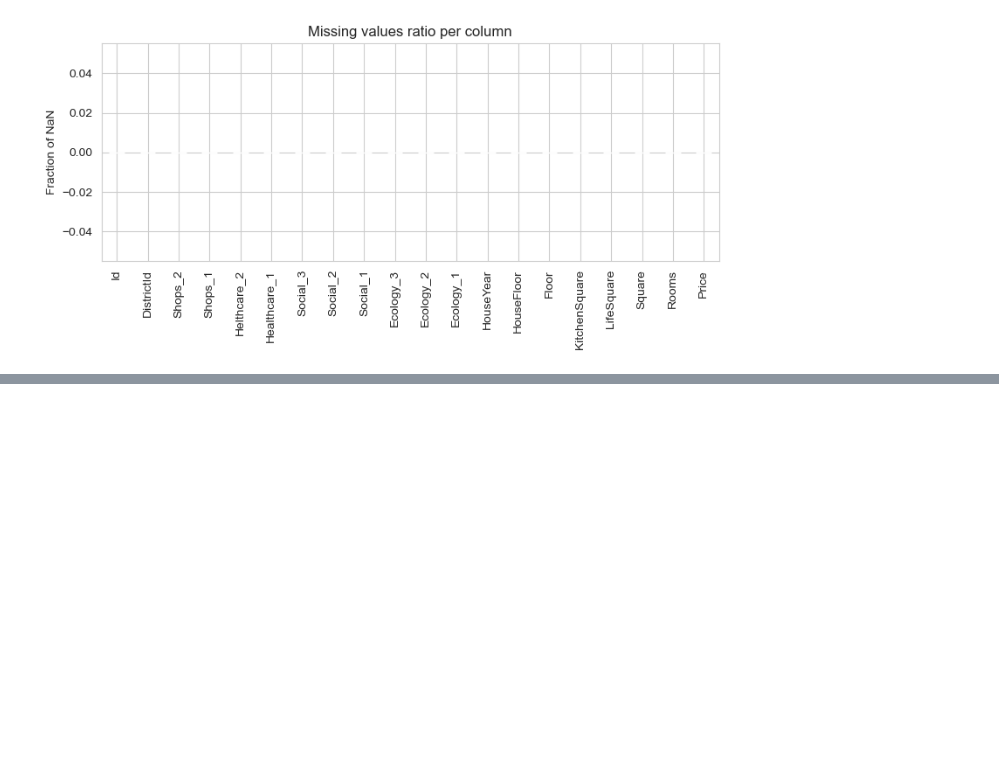
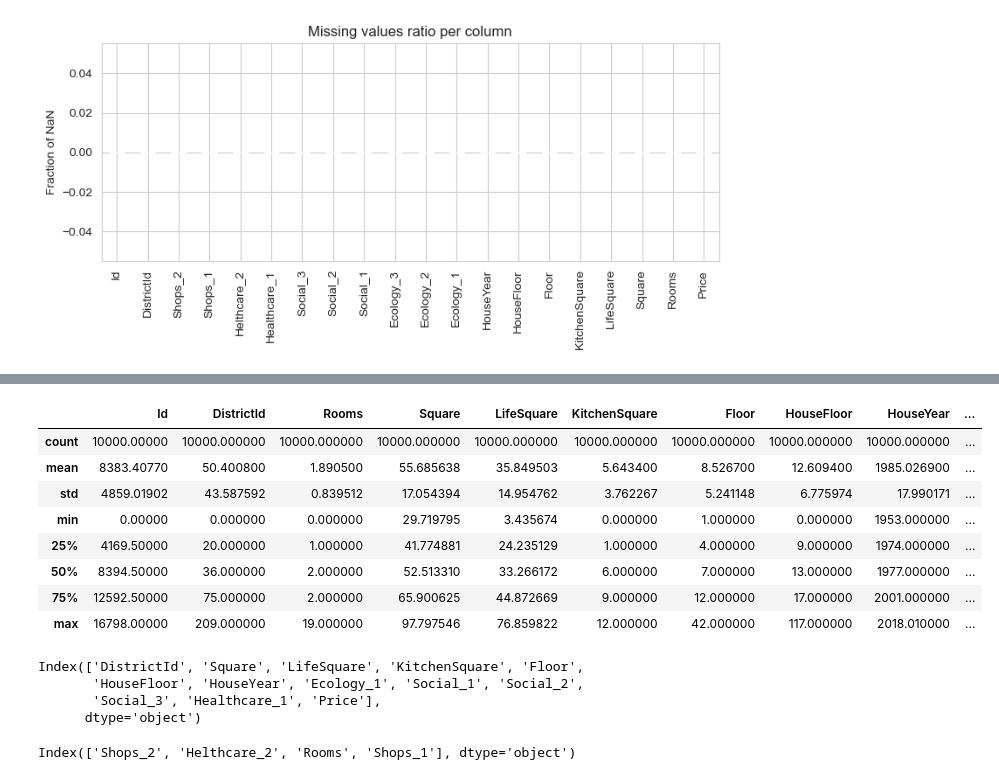
Before and after one commit to D-Blinnikov/EDA, a Jupyter notebook: eda.ipynb, the cells around one changed output, grey strips where cells are left out. Drawn from its saved outputs; the diff is of its cells as text; code cells hidden in the pictures; blank space fills up the shorter version.

```diff
--- a/eda.ipynb
+++ b/eda.ipynb
@@ -457,0 +483,12 @@ plot_numeric_distributions(df, numeric_cols)
+# %%
+df.describe()
+# %% [output]
+|  | Id | DistrictId | Rooms | Square | LifeSquare | KitchenSquare | Floor | HouseFloor | HouseYear | ... |
+| count | 10000.00000 | 10000.000000 | 10000.000000 | 10000.000000 | 10000.000000 | 10000.000000 | 10000.000000 | 10000.000000 | 10000.000000 | ... |
+| mean | 8383.40770 | 50.400800 | 1.890500 | 55.685638 | 35.849503 | 5.643400 | 8.526700 | 12.609400 | 1985.026900 | ... |
+| std | 4859.01902 | 43.587592 | 0.839512 | 17.054394 | 14.954762 | 3.762267 | 5.241148 | 6.775974 | 17.990171 | ... |
+| min | 0.00000 | 0.000000 | 0.000000 | 29.719795 | 3.435674 | 0.000000 | 1.000000 | 0.000000 | 1953.000000 | ... |
+| 25% | 4169.50000 | 20.000000 | 1.000000 | 41.774881 | 24.235129 | 1.000000 | 4.000000 | 9.000000 | 1974.000000 | ... |
+| 50% | 8394.50000 | 36.000000 | 2.000000 | 52.513310 | 33.266172 | 6.000000 | 7.000000 | 13.000000 | 1977.000000 | ... |
+| 75% | 12592.50000 | 75.000000 | 2.000000 | 65.900625 | 44.872669 | 9.000000 | 12.000000 | 17.000000 | 2001.000000 | ... |
+| max | 16798.00000 | 209.000000 | 19.000000 | 97.797546 | 76.859822 | 12.000000 | 42.000000 | 117.000000 | 2018.010000 | ... |
@@ -457,0 +502,11 @@ plot_numeric_distributions(df, numeric_cols)
+# %%
+numeric_cols
+# %% [output]
+Index(['DistrictId', 'Square', 'LifeSquare', 'KitchenSquare', 'Floor',
+       'HouseFloor', 'HouseYear', 'Ecology_1', 'Social_1', 'Social_2',
+       'Social_3', 'Healthcare_1', 'Price'],
+      dtype='object')
+# %%
+categorical_cols
+# %% [output]
+Index(['Shops_2', 'Helthcare_2', 'Rooms', 'Shops_1'], dtype='object')
```
Also changed, not shown: parts of 18 cells of this notebook.
